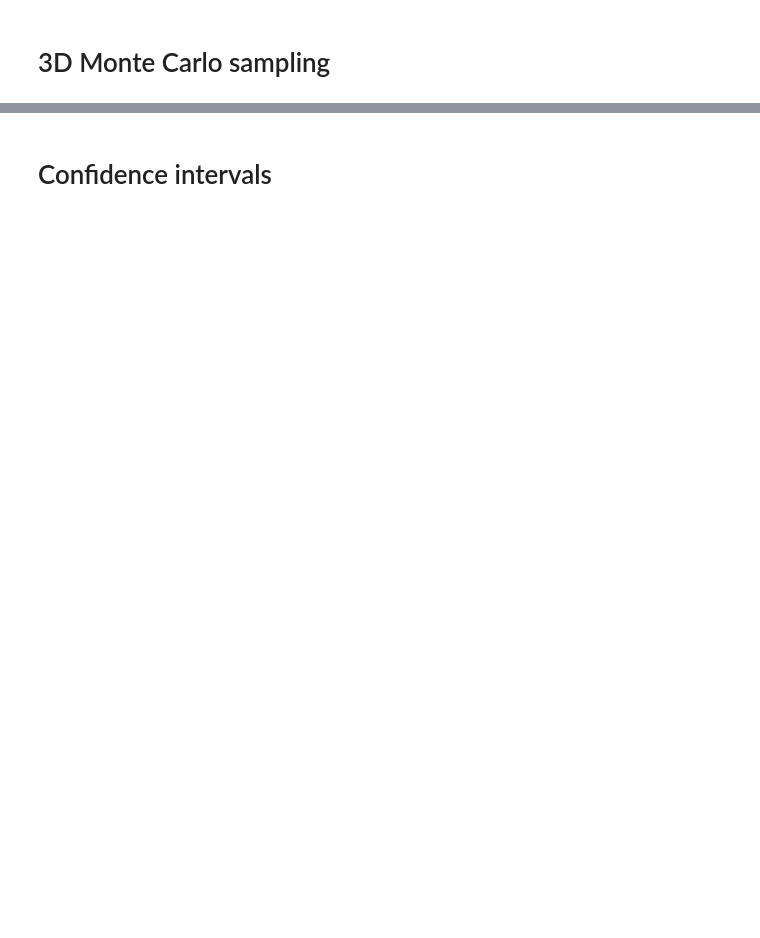
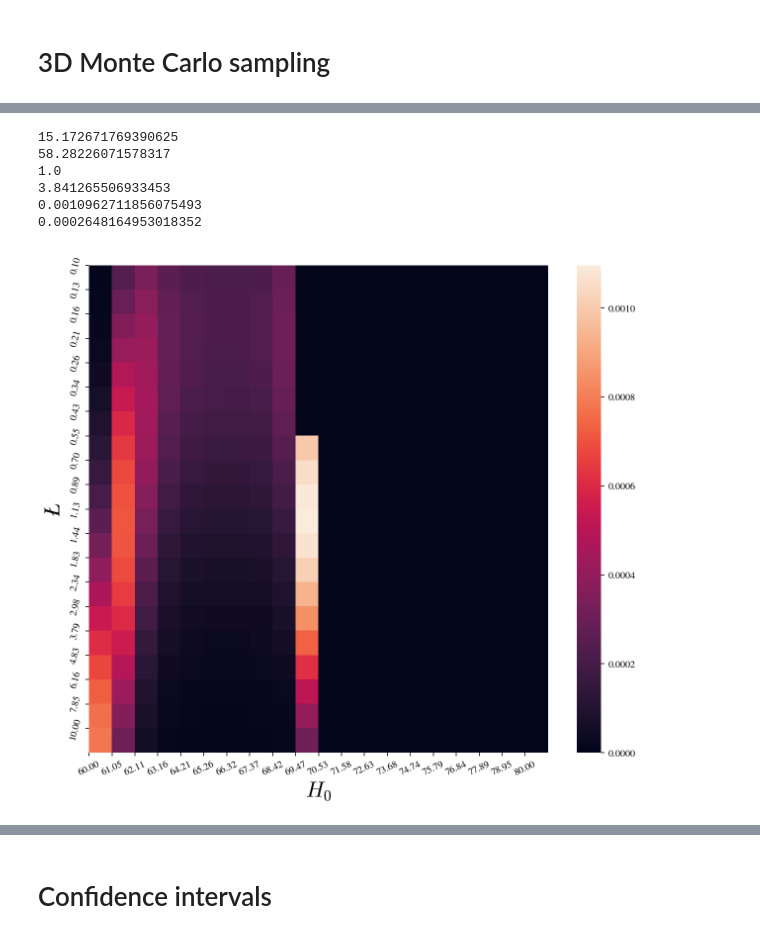
Before and after one commit to matiasleize/GC_MCMC, a Jupyter notebook: notebooks/age_of_the_universe/final stuff/PG model/plot_age_of_universe_0.90_heatmap_load_diff_datasets.ipynb, the cells around one changed output, grey strips where cells are left out. Cells and saved outputs as stored; diff of their text form; code cells hidden in the pictures; blank space fills up the shorter version.

```diff
--- a/notebooks/age_of_the_universe/final stuff/PG model/plot_age_of_universe_0.90_heatmap_load_diff_datasets.ipynb
+++ b/notebooks/age_of_the_universe/final stuff/PG model/plot_age_of_universe_0.90_heatmap_load_diff_datasets.ipynb
@@ -201,3 +309,41 @@ print(masked_data_with_aou_1_sigma)
+# %%
+import numpy as np
+from mpl_toolkits.mplot3d import Axes3D
+
+print(masked_data_with_aou_CC[10,9,0])
+print(masked_data_with_aou_CC[10,0,0])
+print(aux[10,9,0])
+print(aux[10,0,0])
+print(p3d[10,9,0])
+print(p3d[10,0,0])
+
+fig, ax = plt.subplots(figsize=(10, 8))
+# Plot heatmaps without colorbars
+sns.heatmap(p3d[:,:,0])
+
+
+ax.set_xlabel(r'$H_0$', fontsize=22)
+ax.set_ylabel(r'$\L$', fontsize=22)
+ax.set_xticks(np.arange(len(H0_values)))
+ax.set_yticks(np.arange(len(L_bar_values)))
+ax.set_xticklabels([f'{tick:.2f}' for tick in H0_values[::-1]],rotation = 25)
+ax.set_yticklabels([f'{tick:.2f}' for tick in L_bar_values],rotation = 75)
+ax.label_outer()
+
+fig.tight_layout(rect=[0, 0, 0.9, 1])  # Adjust layout to fit the colorbar
+
+
+fig.savefig(os.path.join(path_figures, 'heat_map_aou_PG_r={0}_s={1}_beta=1.png'.format(r,s)))
+fig.savefig(os.path.join(path_figures, 'heat_map_aou_PG_r={0}_s={1}_beta=1.pdf'.format(r,s)))
+plt.show()
+# %% [output]
+15.172671769390625
+58.28226071578317
+1.0
+3.841265506933453
+0.0010962711856075493
+0.0002648164953018352
+[figure, added]
 # %%
 import getdist
 import getdist.plots as gdplt
```
Also changed, not shown: parts of 16 cells of this notebook, 3 other files.
